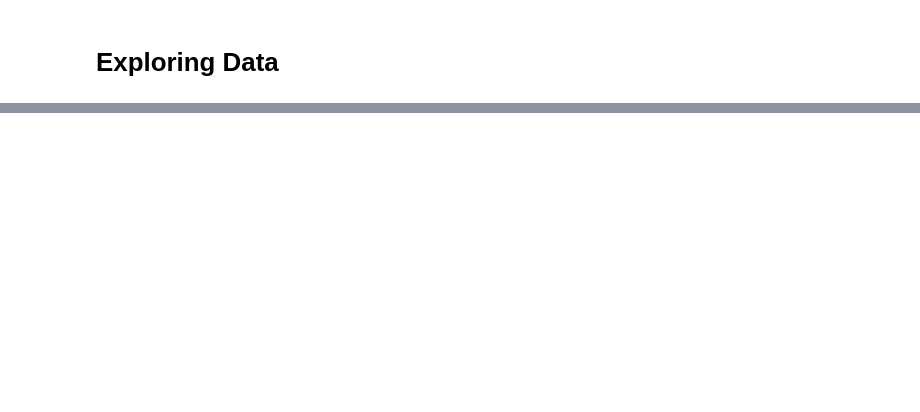
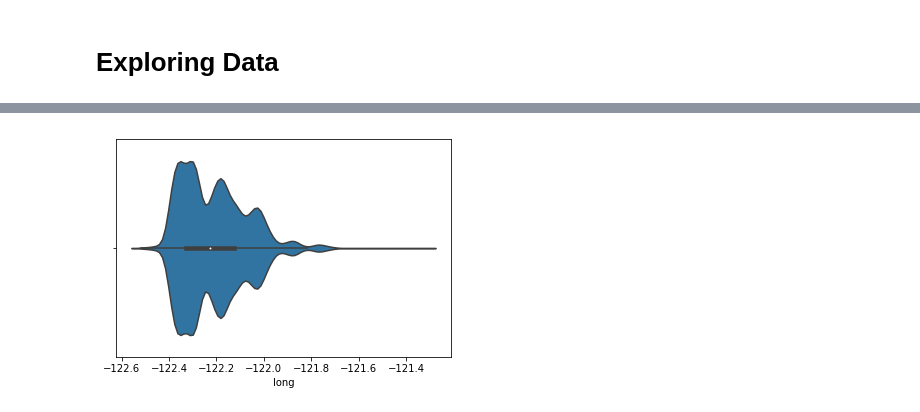
Before and after one commit to callRoko/dsc-1-final-project-online-ds-pt-041519, a Jupyter notebook: student.ipynb, the cells around one changed output, grey strips where cells are left out. Cells and saved outputs as stored; diff of their text form; code cells hidden in the pictures; blank space fills up the shorter version.

```diff
--- a/student.ipynb
+++ b/student.ipynb
@@ -165,0 +412,4 @@ ValueError: Could not interpret input 'sqft_livingsqft_living15'
+# %%
+sns.violinplot(x = housing['long']);
+# %% [output]
+[figure, added]
```
Also changed, not shown: parts of 93 cells of this notebook.
